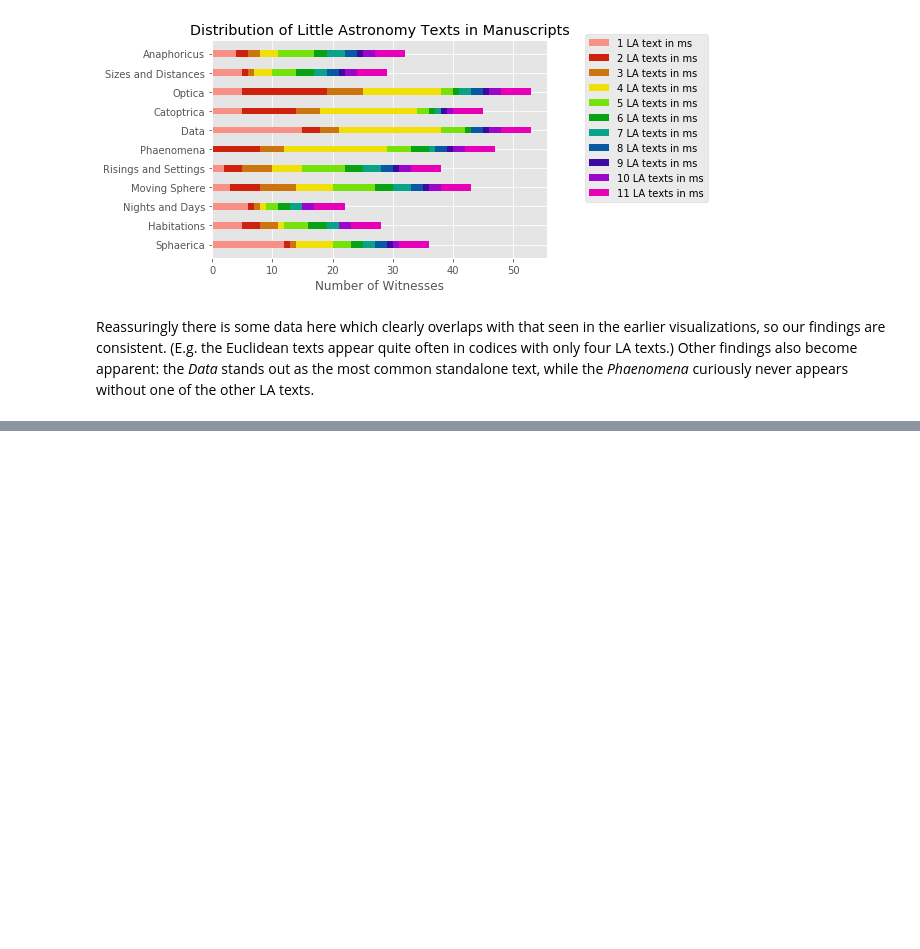
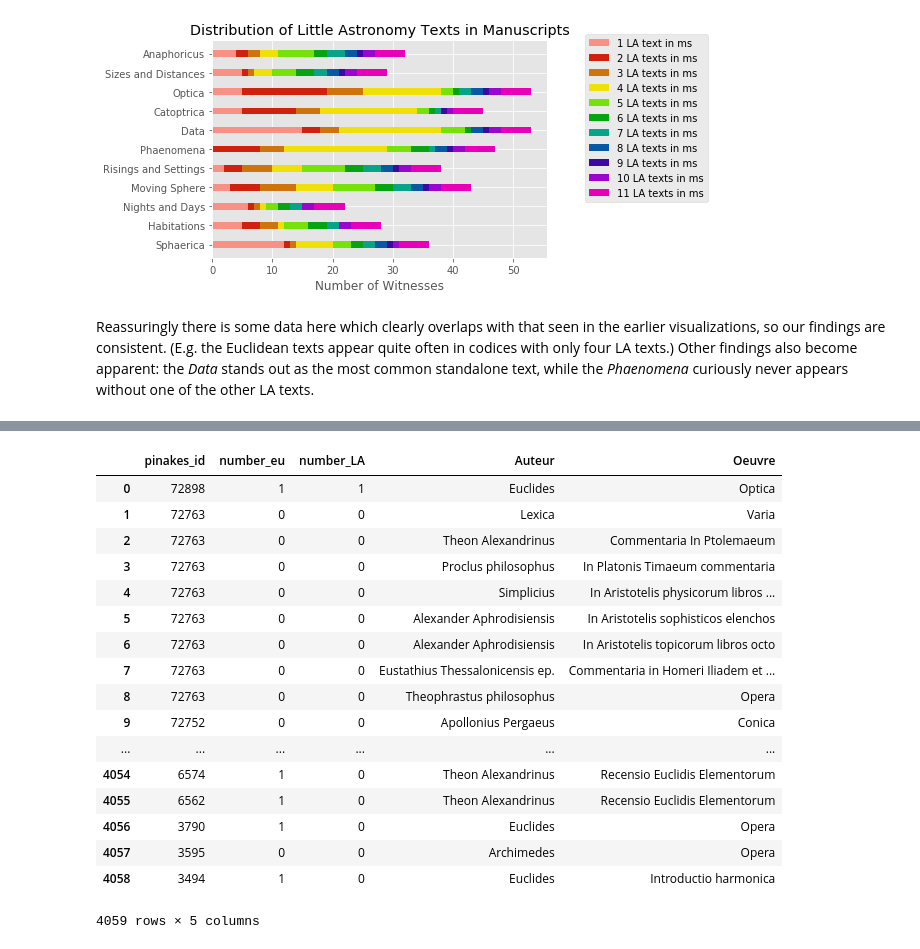
Before and after one commit to cmroughan/ADSQ2017, a Jupyter notebook: ADSQ Week 5.ipynb, the cells around one changed output, grey strips where cells are left out. Saved outputs shown, nothing was run; the diff lists cells and outputs as text; code cells hidden in the pictures; blank space fills up the shorter version.

```diff
--- a/ADSQ Week 5.ipynb
+++ b/ADSQ Week 5.ipynb
@@ -392,0 +405,34 @@ Reassuringly there is some data here which clearly overlaps with that seen in th
+# %%
+sql4 = """
+SELECT *
+ FROM pinakesContents_new2
+ ORDER BY pinakes_id DESC
+"""
+
+with connection.cursor() as cursor:
+
+    cursor.execute(sql4)
+    names = [ x[0] for x in cursor.description]
+    result = cursor.fetchall()
+
+df = pd.DataFrame(result, columns = names)
+df
+# %% [output]
+|  | pinakes_id | number_eu | number_LA | Auteur | Oeuvre |
+| 0 | 72898 | 1 | 1 | Euclides | Optica |
+| 1 | 72763 | 0 | 0 | Lexica | Varia |
+| 2 | 72763 | 0 | 0 | Theon Alexandrinus | Commentaria In Ptolemaeum |
+| 3 | 72763 | 0 | 0 | Proclus philosophus | In Platonis Timaeum commentaria |
+| 4 | 72763 | 0 | 0 | Simplicius | In Aristotelis physicorum libros ... |
+| 5 | 72763 | 0 | 0 | Alexander Aphrodisiensis | In Aristotelis sophisticos elenchos |
+| 6 | 72763 | 0 | 0 | Alexander Aphrodisiensis | In Aristotelis topicorum libros octo |
+| 7 | 72763 | 0 | 0 | Eustathius Thessalonicensis ep. | Commentaria in Homeri Iliadem et ... |
+| 8 | 72763 | 0 | 0 | Theophrastus philosophus | Opera |
+| 9 | 72752 | 0 | 0 | Apollonius Pergaeus | Conica |
+| ... | ... | ... | ... | ... | ... |
+| 4054 | 6574 | 1 | 0 | Theon Alexandrinus | Recensio Euclidis Elementorum |
+| 4055 | 6562 | 1 | 0 | Theon Alexandrinus | Recensio Euclidis Elementorum |
+| 4056 | 3790 | 1 | 0 | Euclides | Opera |
+| 4057 | 3595 | 0 | 0 | Archimedes | Opera |
+| 4058 | 3494 | 1 | 0 | Euclides | Introductio harmonica |
+4059 rows × 5 columns
```
Also changed, not shown: parts of 14 cells of this notebook.
